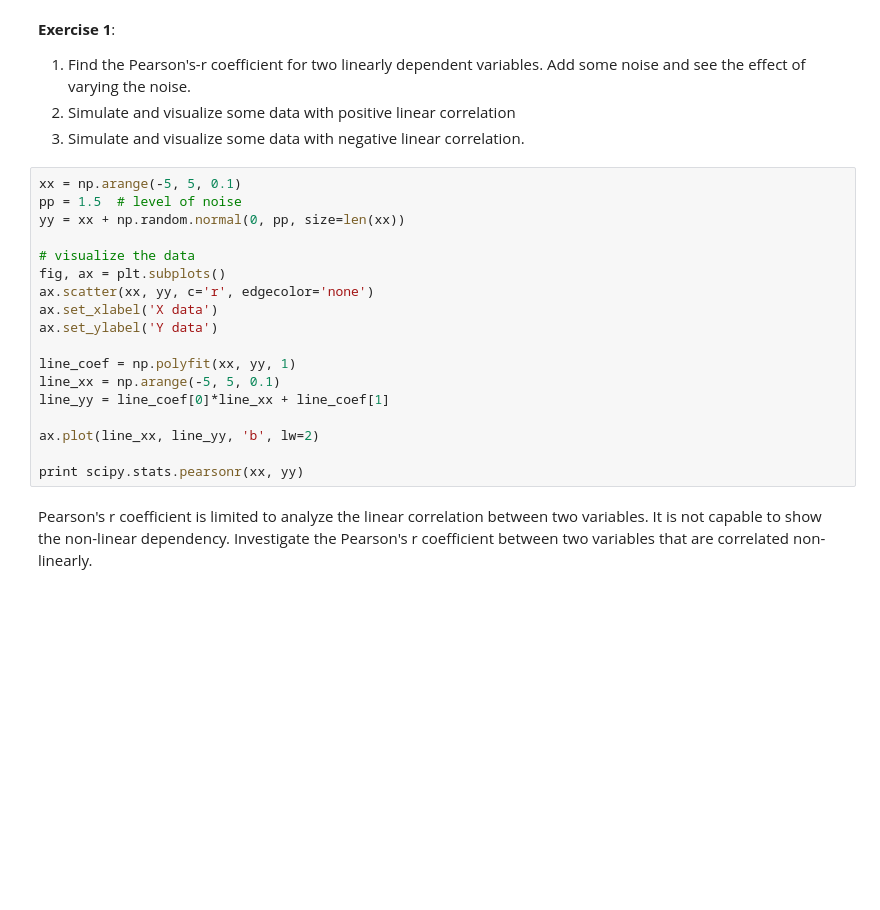
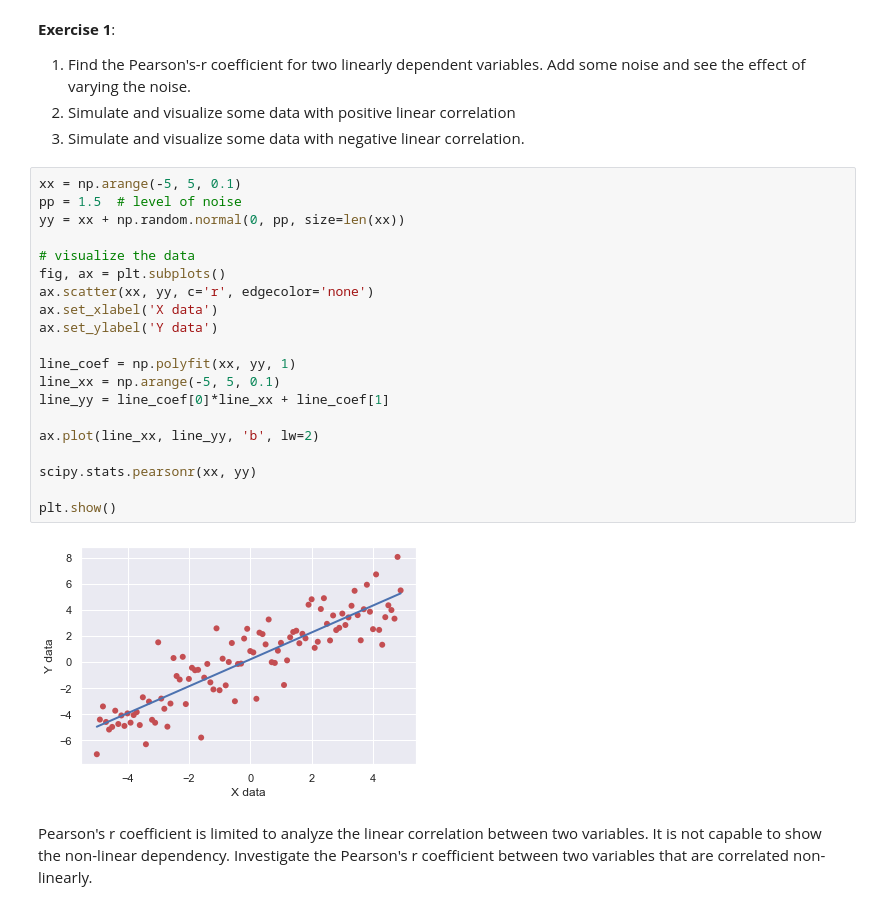
Before and after one commit to tulip-lab/flip00, a Jupyter notebook: F0B-03-Supervised.ipynb, the cells around one changed output. Drawn from its saved outputs; the diff is of its cells as text; blank space fills up the shorter version.

```diff
--- a/F0B-03-Supervised.ipynb
+++ b/F0B-03-Supervised.ipynb
@@ -126,21 +194,25 @@ ax.plot(xx, yy, 'r', lw=2)
 # %%
 xx = np.arange(-5, 5, 0.1)
 pp = 1.5  # level of noise
 yy = xx + np.random.normal(0, pp, size=len(xx))
 
 # visualize the data
 fig, ax = plt.subplots()
 ax.scatter(xx, yy, c='r', edgecolor='none')
 ax.set_xlabel('X data')
 ax.set_ylabel('Y data')
 
 line_coef = np.polyfit(xx, yy, 1)
 line_xx = np.arange(-5, 5, 0.1)
 line_yy = line_coef[0]*line_xx + line_coef[1]
 
 ax.plot(line_xx, line_yy, 'b', lw=2)
 
-print scipy.stats.pearsonr(xx, yy)
+scipy.stats.pearsonr(xx, yy)
+
+plt.show()
+# %% [output]
+[figure, added]
 # %% [markdown]
 Pearson's r coefficient is limited to analyze the linear correlation between two variables. It is not capable to show the non-linear dependency. Investigate the Pearson's r coefficient between two variables that are correlated non-linearly.
 # %%
```
Also changed, not shown: parts of 108 cells of this notebook, 7 other files.
